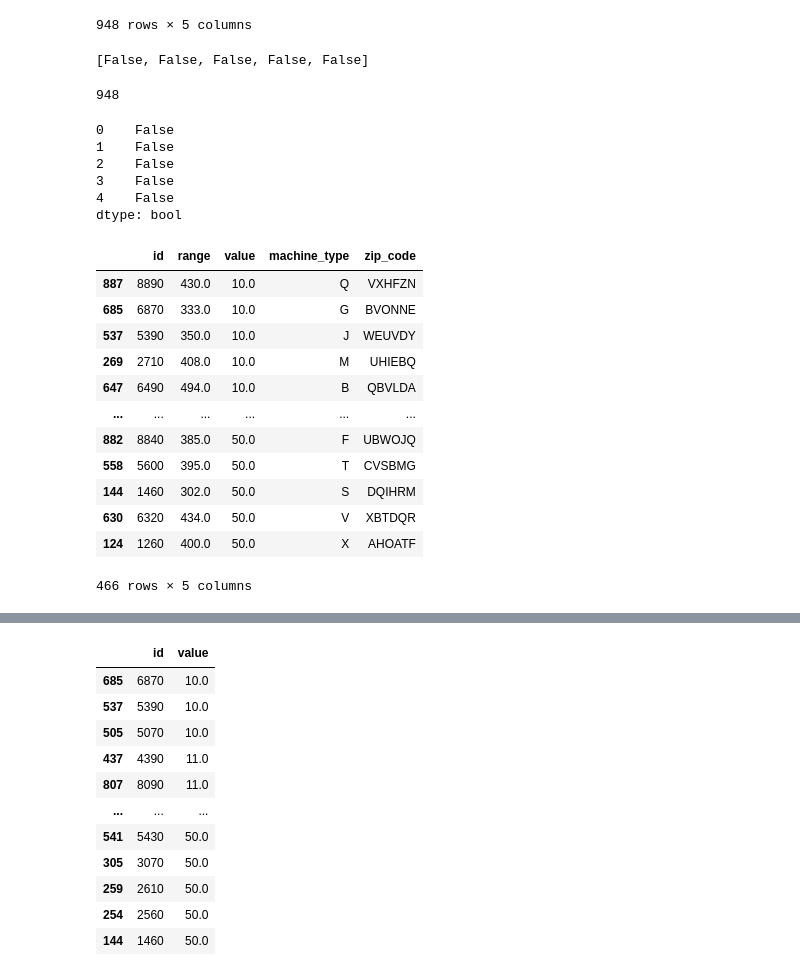
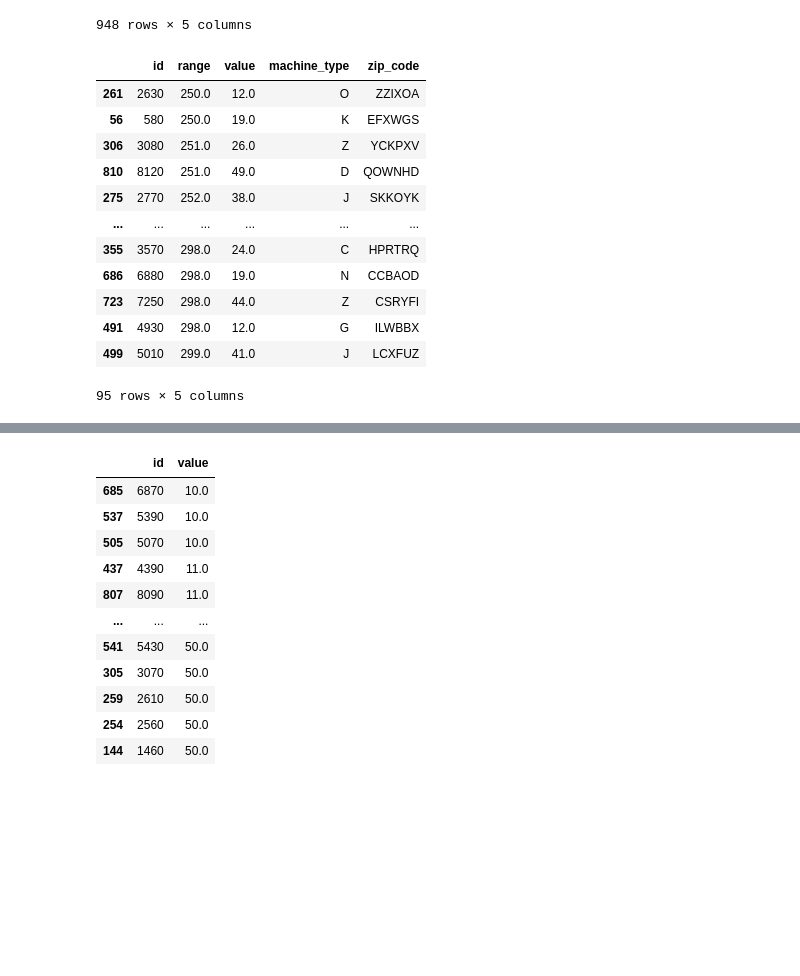
Before and after one commit to qlows/data_science, a Jupyter notebook: assignment3/assignment3.ipynb, the cells around one changed output, grey strips where cells are left out. Drawn from its saved outputs; the diff is of its cells as text; code cells hidden in the pictures; blank space fills up the shorter version.

```diff
--- a/assignment3/assignment3.ipynb
+++ b/assignment3/assignment3.ipynb
@@ -365,47 +365,24 @@ DF.sort_values(["range", "value"],
 | 422 | 4240 | 500.0 | 17.0 | Q | IYUYPO |
 | 920 | #Reza Dibaj, ST ID=101280076 | NaN | NaN | NaN | NaN |
 948 rows × 5 columns
-# %%
-# Q25
-DE = []
-for length in DF.range:
-  if length >= 250 and length >= 300:
-    DE.append(True)
-  else:
-    DE.append(False)
-DE[0:5]
-# %% [output]
-[False, False, False, False, False]
-# %%
-len(DE)
-# %% [output]
-948
-# %%
-frame = pd.Series(DE)
-frame.head()
-# %% [output]
-0    False
-1    False
-2    False
-3    False
-4    False
-dtype: bool
-# %%
-DF[DE]
-# %% [output]
-|  | id | range | value | machine_type | zip_code |
-| 887 | 8890 | 430.0 | 10.0 | Q | VXHFZN |
-| 685 | 6870 | 333.0 | 10.0 | G | BVONNE |
-| 537 | 5390 | 350.0 | 10.0 | J | WEUVDY |
-| 269 | 2710 | 408.0 | 10.0 | M | UHIEBQ |
-| 647 | 6490 | 494.0 | 10.0 | B | QBVLDA |
-| ... | ... | ... | ... | ... | ... |
-| 882 | 8840 | 385.0 | 50.0 | F | UBWOJQ |
-| 558 | 5600 | 395.0 | 50.0 | T | CVSBMG |
-| 144 | 1460 | 302.0 | 50.0 | S | DQIHRM |
-| 630 | 6320 | 434.0 | 50.0 | V | XBTDQR |
-| 124 | 1260 | 400.0 | 50.0 | X | AHOATF |
-466 rows × 5 columns
+# %%
+# Q25
+
+DF[DF["range"].between(250, 300)].sort_values(by = ["range"])
+# %% [output]
+|  | id | range | value | machine_type | zip_code |
+| 261 | 2630 | 250.0 | 12.0 | O | ZZIXOA |
+| 56 | 580 | 250.0 | 19.0 | K | EFXWGS |
+| 306 | 3080 | 251.0 | 26.0 | Z | YCKPXV |
+| 810 | 8120 | 251.0 | 49.0 | D | QOWNHD |
+| 275 | 2770 | 252.0 | 38.0 | J | SKKOYK |
+| ... | ... | ... | ... | ... | ... |
+| 355 | 3570 | 298.0 | 24.0 | C | HPRTRQ |
+| 686 | 6880 | 298.0 | 19.0 | N | CCBAOD |
+| 723 | 7250 | 298.0 | 44.0 | Z | CSRYFI |
+| 491 | 4930 | 298.0 | 12.0 | G | ILWBBX |
+| 499 | 5010 | 299.0 | 41.0 | J | LCXFUZ |
+95 rows × 5 columns
 # %%
 # Q26
 range = DF.range
```
Also changed, not shown: parts of 1 cell of this notebook.
